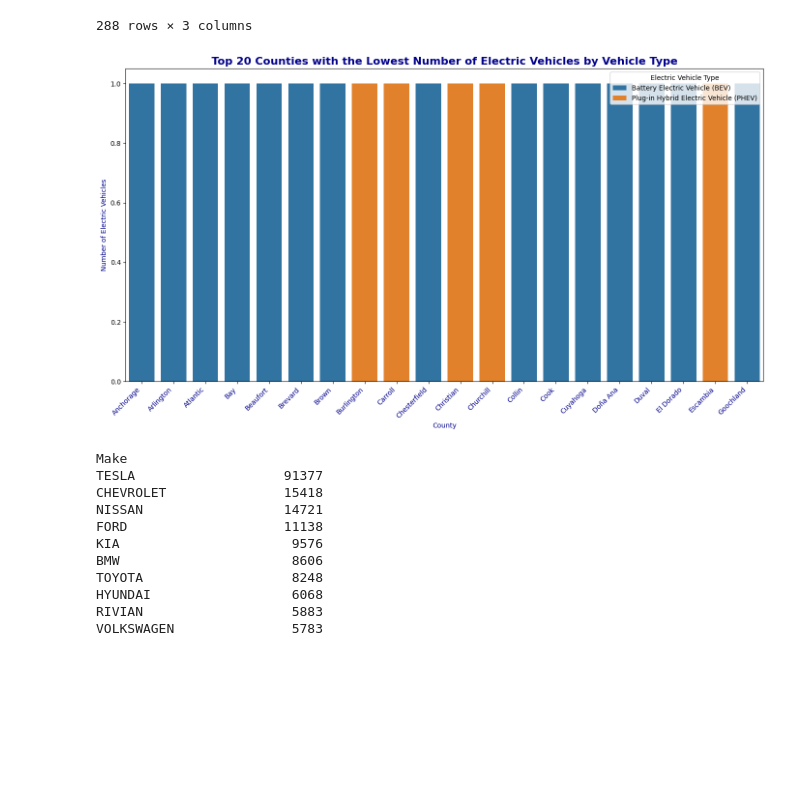
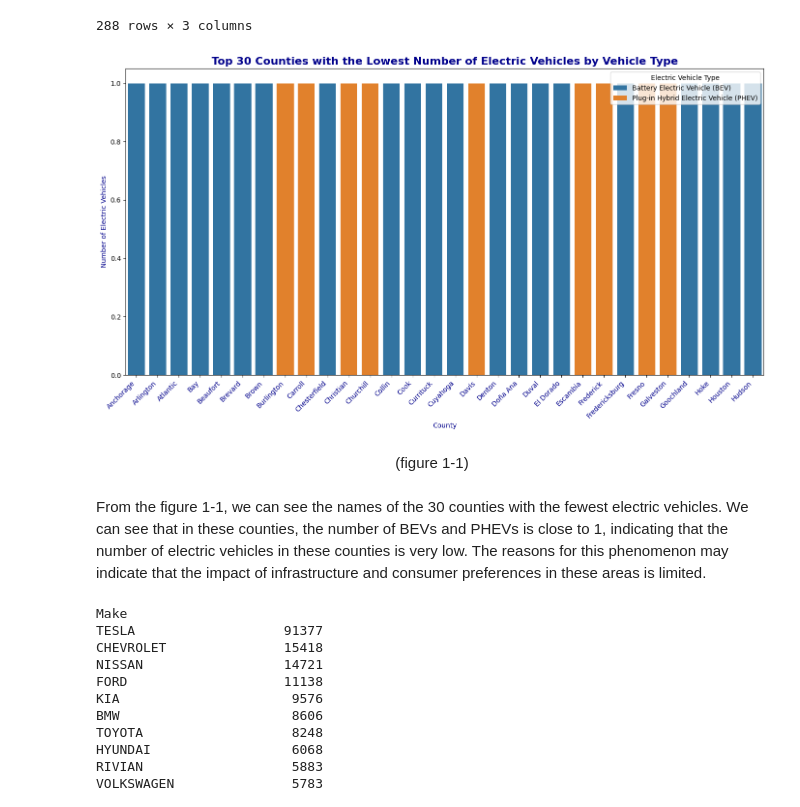
Before and after one commit to cecilia-lin/EV_Project, a Jupyter notebook: EDACheckpoint_Group092-FA24.ipynb, the cells around one changed output. Saved outputs shown, nothing was run; the diff lists cells and outputs as text; code cells hidden in the pictures; blank space fills up the shorter version.

```diff
--- a/EDACheckpoint_Group092-FA24.ipynb
+++ b/EDACheckpoint_Group092-FA24.ipynb
@@ -221,24 +221,26 @@ ev_count_by_county
 | 287 | Yuba | Battery Electric Vehicle (BEV) | 1 |
 288 rows × 3 columns
 # %%
-county_total_ev = ev_count_by_county.groupby('County')['Count'].sum().sort_values()
+#get the rural counties (defined as counties with lowes EVs counts)
+county_total_ev = ev_count_by_county.groupby('County')['Count'].sum().sort_values().head(30)
 
-#get the rural counties (defined as counties with lowes EVs counts)
-ev_count_by_county_sorted = ev_count_by_county.groupby('County')['Count'].sum().sort_values().head(20)
-
-ev_count_filtered = ev_count_by_county[ev_count_by_county['County'].isin(ev_count_by_county_sorted.index)]
+ev_count_filtered = ev_count_by_county[ev_count_by_county['County'].isin(county_total_ev.index)]
 
 plt.figure(figsize=(14, 8))
 sns.barplot(x='County', y='Count', hue='Electric Vehicle Type', data=ev_count_filtered)
-plt.title('Top 20 Counties with the Lowest Number of Electric Vehicles by Vehicle Type', fontsize=16,fontweight='bold', color='darkblue')
+plt.title('Top 30 Counties with the Lowest Number of Electric Vehicles by Vehicle Type', fontsize=16,fontweight='bold', color='darkblue')
 plt.xlabel('County', color='darkblue')
 plt.ylabel('Number of Electric Vehicles', color='darkblue')
 plt.xticks(rotation=45, ha='right', color='darkblue')
 plt.tight_layout()
 
 plt.show()
 # %% [output]
-[figure, old version]
+[figure, new version]
+# %% [markdown]
+<center>(figure 1-1)</center>
+# %% [markdown]
+From the figure 1-1, we can see the names of the 30 counties with the fewest electric vehicles. We can see that in these counties, the number of BEVs and PHEVs is close to 1, indicating that the number of electric vehicles in these counties is very low. The reasons for this phenomenon may indicate that the impact of infrastructure and consumer preferences in these areas is limited.
 # %%
 ev_clean['Make'].value_counts()
 # %% [output]
```
Also changed, not shown: parts of 10 cells of this notebook.
